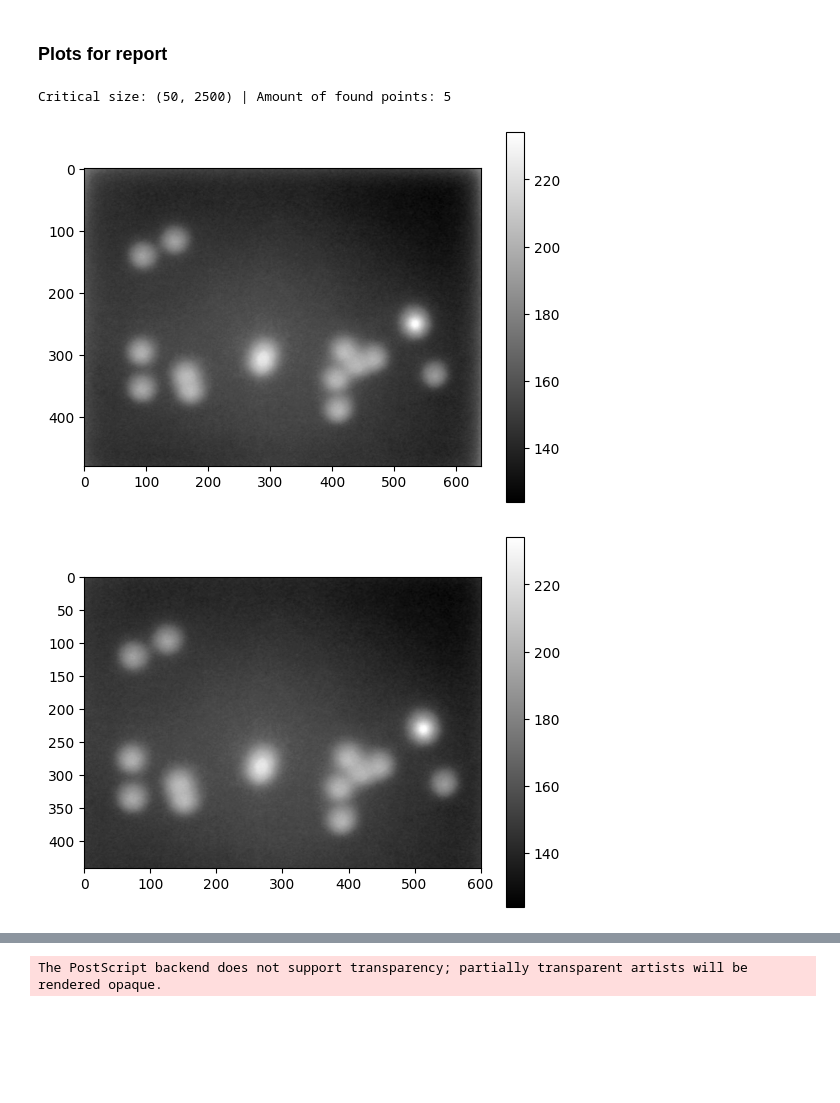
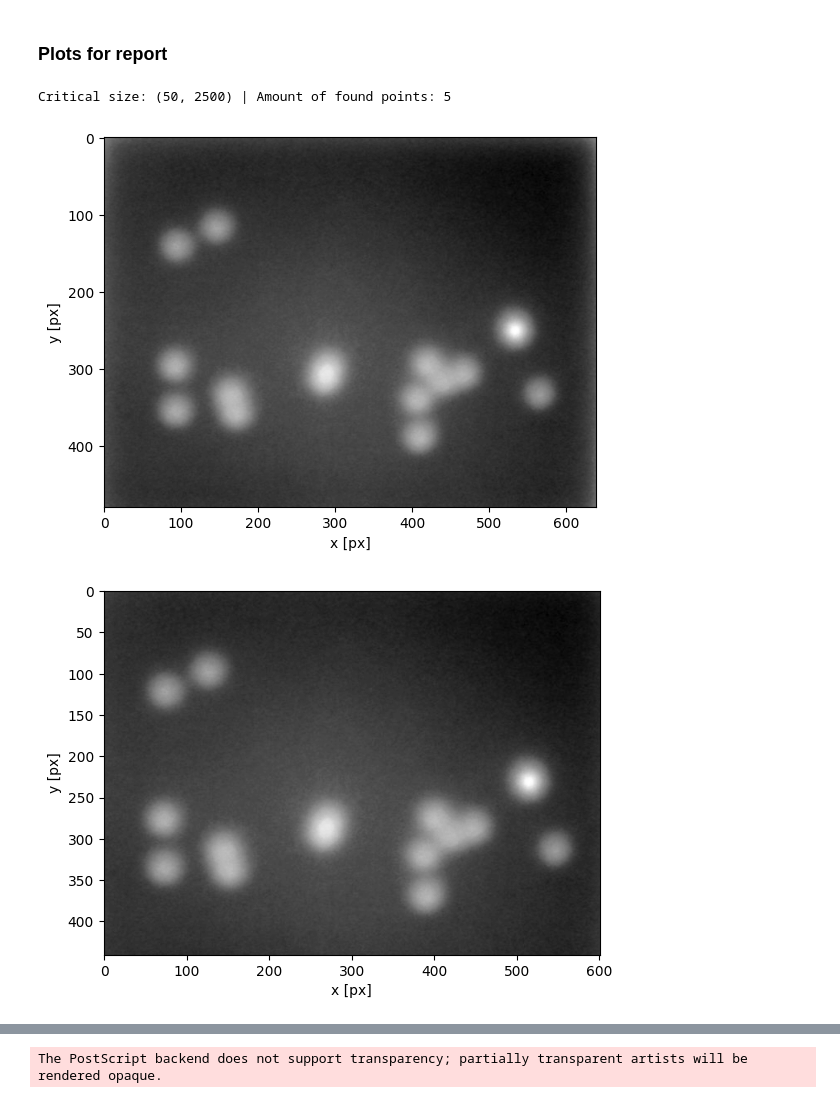
Before and after one commit to Linuxable/SMLM, a Jupyter notebook: analysis.ipynb, the cells around one changed output, grey strips where cells are left out. Drawn from its saved outputs; the diff is of its cells as text; code cells hidden in the pictures; blank space fills up the shorter version.

Commit message:
Plots, resultaten en code voor verslag

```diff
--- a/analysis.ipynb
+++ b/analysis.ipynb
@@ -269,20 +326,22 @@ Critical size: (50, 2500) | Amount of found points: 34
 # %% [markdown]
 ### **Create Image**
 # %%
-data_set = 2
-image_num = 1
-density = 20
+image_num = 2
+density = 50
 
-imgs = load_imgs(image_num,density)
+imgs = load_imgs_2(image_num,density)
 max_frames = 100
 frames = imgs.Sizes()[2]
 coordinates = []
 
-print(f'Data set: {data_set} | Image: {image_num} | Density: {density}| Frames: {frames}')
+print(f'Image: {image_num} | Density: {density}| Frames: {frames}')
 
-for frame_num in range(frame_range[data_set][image_num][density][0], frame_range[data_set][image_num][density][1]):
-    coordinates.append(get_critical_points_2(image_num=image_num, density=density, frame=imgs[:,:,frame_num]))
+# Loop through recorded frames
+for frame_num in range(frame_range[image_num][density][0], frame_range[image_num][density][1]):
+    # Get centers of mass
+    coordinates.append(get_critical_points_2(frame=imgs[:,:,frame_num]))
 
+# Reconstruct image
 rc = dip.Image(sizes=[640, 480], dt='SFLOAT')
 rc.Fill(0)
 
@@ -299,54 +362,58 @@ Data set: 2 | Image: 1 | Density: 20| Frames: 1513
 # %%
 frame = 50
 image = load_imgs_2(image_num, density)[:,:,frame].Squeeze()
-critical_size = (50, 2500) # (min size, max size)
+critical_size = (50, 2500) # (minimun blob size, maximum blob size)
 sigma = 2
 
-cropped_image = image[20:-20,20:-20]
+cropped_image = image[20:-20,20:-20] # Crop the image
 image_array = np.asarray(cropped_image)
 
 rows = image_array.shape[0]
 cols = image_array.shape[1]
 
-image_mean_sub = dip.Image((image_array - np.mean(image_array)).clip(min=0))
-image_contrast = dip.ContrastStretch(image_mean_sub, lowerBound=80)
+image_mean_sub = dip.Image((image_array - np.mean(image_array)).clip(min=0)) # Subtract the mean value from the image
+image_contrast = dip.ContrastStretch(image_mean_sub, lowerBound=80) # Apply a ContrastStretch filter
 
-image_gauss = dip.Gauss(image_contrast, sigmas=[sigma])
-image_thres = dip.IsodataThreshold(image_gauss)
-image_label = dip.Label(image_thres)
+image_gauss = dip.Gauss(image_contrast, sigmas=[sigma]) # Apply a Gauss filter
+image_thres = dip.IsodataThreshold(image_gauss) # Get the threshold image
+image_label = dip.Label(image_thres) # Get the label image
 
-measurement = dip.MeasurementTool.Measure(label=image_label, grey=cropped_image.Squeeze(), features=['Gravity', 'Size'])
+measurement = dip.MeasurementTool.Measure(label=image_label, grey=cropped_image.Squeeze(), features=['Gravity', 'Size']) # Find all center of masses
 
+# Extract coordinates of measurements with a size filter
 critical_points = np.array([measurement['Gravity'][i]
                             for i in range(1,measurement.NumberOfObjects())
                             if measurement['Size'][i][0] < critical_size[1]
                             and measurement['Size'][i][0] > critical_size[0]])
 
 print(f'Critical size: {critical_size} | Amount of found points: {len(critical_points)}')
 
+# Plot and save all processing steps
 def plot_save(image, title):
     plt.figure()
     plt.imshow(np.asarray(image), cmap='gray')
-    plt.colorbar()
-    plt.savefig('plots/'+title+'_eps', format='eps')
+    plt.xlabel('x [px]')
+    plt.ylabel('y [px]')
+    plt.savefig('plots/'+title+'.eps', format='eps')
     plt.show()
 
 plot_save(image, 'original')
 plot_save(cropped_image, 'cropped')
 plot_save(image_mean_sub, 'mean_sub')
 plot_save(image_contrast, 'contrast')
 plot_save(image_gauss, 'gauss')
 plot_save(image_thres, 'threshold')
 plot_save(image_label, 'label')
 
 plt.figure()
 plt.imshow(np.asarray(cropped_image), cmap='gray')
-plt.scatter(critical_points[:,0], critical_points[:,1], c='r', s=20, label='Found points')
-# plt.legend(loc='upper center', bbox_to_anchor=(0.5, -0.05),fancybox=True, shadow=True, ncol=5)
+plt.scatter(critical_points[:,0], critical_points[:,1], c='r', s=20, label='Found centers of mass')
+plt.xlabel('x [px]')
+plt.ylabel('y [px]')
 plt.legend()
 plt.savefig('plots/measurements.eps', format='eps')
 plt.show()
 # %% [output]
 Critical size: (50, 2500) | Amount of found points: 5
-[figure, old version]
+[figure, new version]
-[figure, old version]
+[figure, new version]
```
Also changed, not shown: parts of 8 cells of this notebook, 19 other files.
